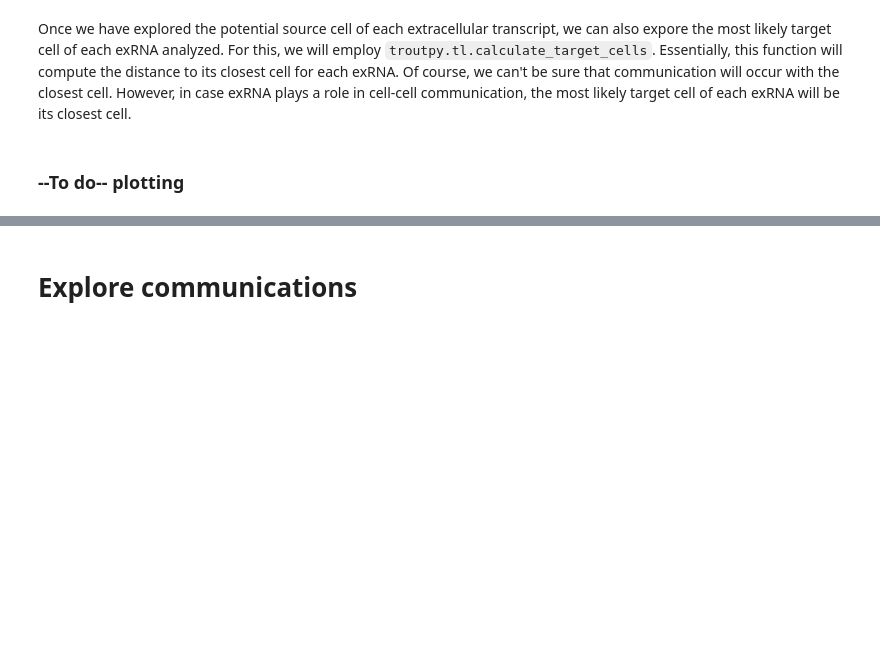
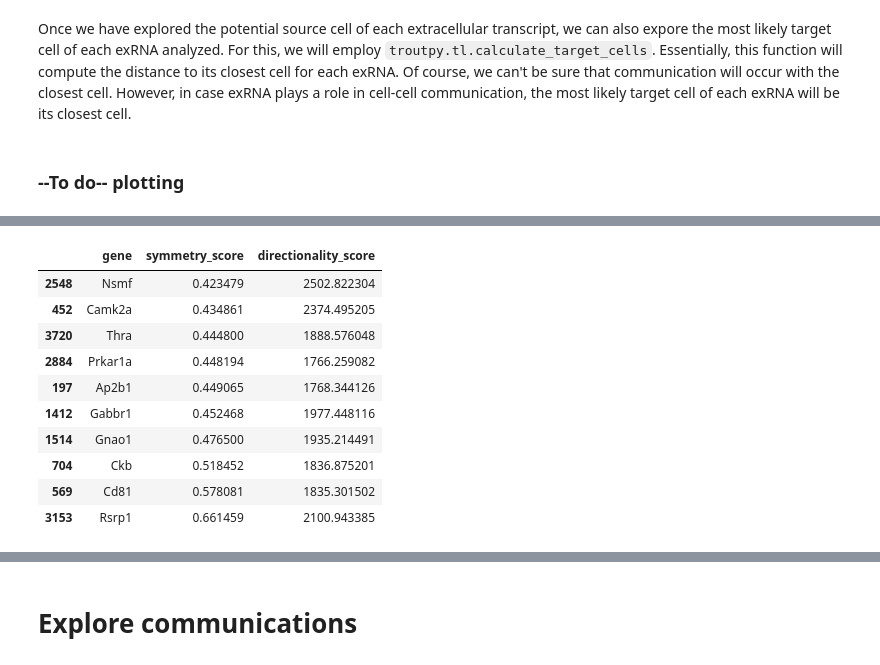
Before and after one commit to theislab/troutpy, a Jupyter notebook: notebooks/spatialdata_tutorials/4_explore_comunication.ipynb, the cells around one changed output, grey strips where cells are left out. Saved outputs shown, nothing was run; the diff lists cells and outputs as text; code cells hidden in the pictures; blank space fills up the shorter version.

```diff
--- a/notebooks/spatialdata_tutorials/4_explore_comunication.ipynb
+++ b/notebooks/spatialdata_tutorials/4_explore_comunication.ipynb
@@ -70,0 +501,14 @@ INFO     The Zarr backing store has been changed from
+# %%
+genes.sort_values(by='symmetry_score')
+# %% [output]
+|  | gene | symmetry_score | directionality_score |
+| 2548 | Nsmf | 0.423479 | 2502.822304 |
+| 452 | Camk2a | 0.434861 | 2374.495205 |
+| 3720 | Thra | 0.444800 | 1888.576048 |
+| 2884 | Prkar1a | 0.448194 | 1766.259082 |
+| 197 | Ap2b1 | 0.449065 | 1768.344126 |
+| 1412 | Gabbr1 | 0.452468 | 1977.448116 |
+| 1514 | Gnao1 | 0.476500 | 1935.214491 |
+| 704 | Ckb | 0.518452 | 1836.875201 |
+| 569 | Cd81 | 0.578081 | 1835.301502 |
+| 3153 | Rsrp1 | 0.661459 | 2100.943385 |
```
Also changed, not shown: parts of 23 cells of this notebook, 4 other files.
